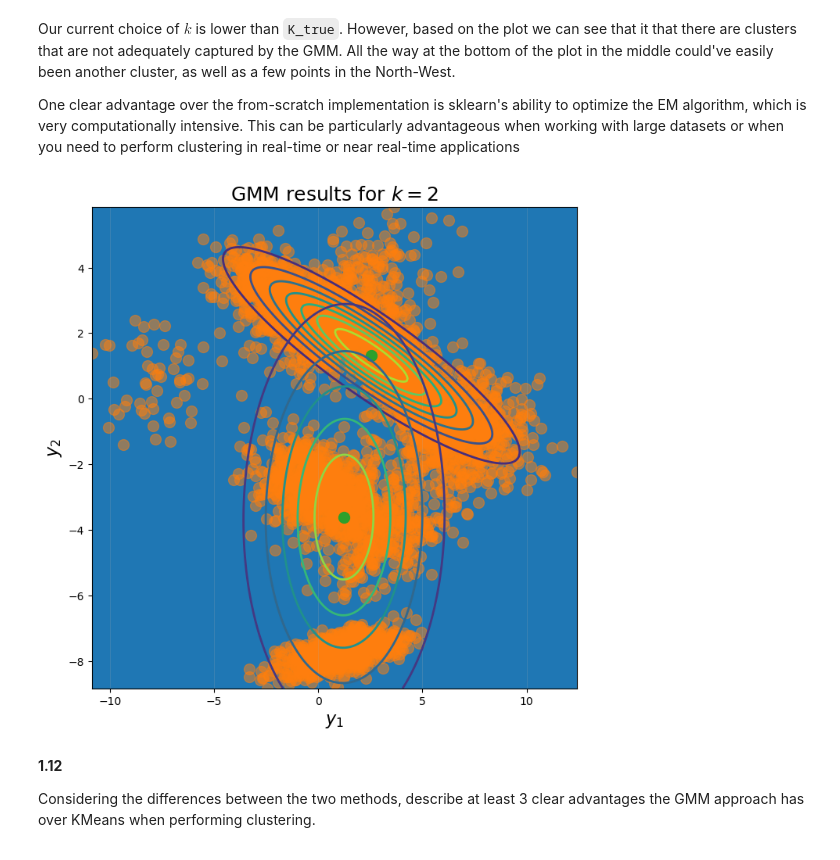
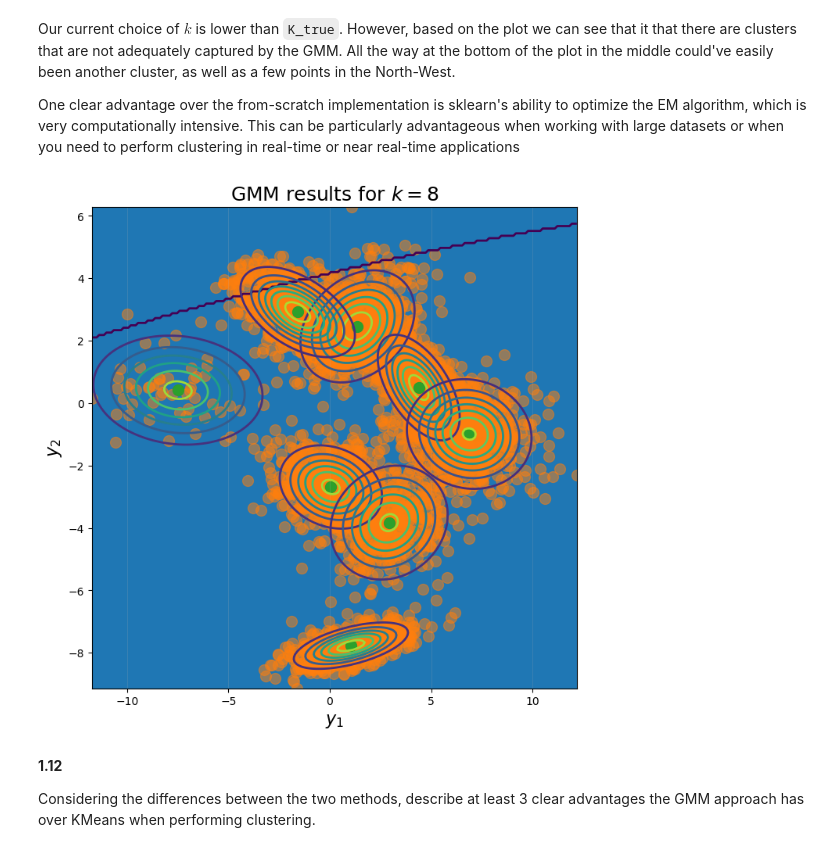
Before and after one commit to jamesliounis/Harvard-Deep-Learning, a Jupyter notebook: ac209b_hw1/ac209b_hw1.ipynb, the cells around one changed output. Saved outputs shown, nothing was run; the diff lists cells and outputs as text; code cells hidden in the pictures.

```diff
--- a/ac209b_hw1/ac209b_hw1.ipynb
+++ b/ac209b_hw1/ac209b_hw1.ipynb
@@ -573,11 +584,16 @@ One clear advantage over the from-scratch implementation is sklearn's ability to
 # %%
 # your code here
 
-best_k_GMM = GMM(n_components=2, random_state=42, n_init=10).fit(Y)
+# Set the best number of clusters found using AIC
+best_k = 8
 
+# Fit a Gaussian mixture model with the best number of clusters
+best_k_GMM = GMM(n_components=best_k, random_state=42, n_init=10).fit(Y)
+
+# Plot the Gaussian mixture model with the best number of clusters
 plot_gaussians(Y, best_k_GMM.weights_, best_k_GMM.means_, best_k_GMM.covariances_)
 # %% [output]
-[figure, old version]
+[figure, new version]
 # %% [markdown]
 <div class='exercise-r'>
 
```
Also changed, not shown: parts of 12 cells of this notebook.
